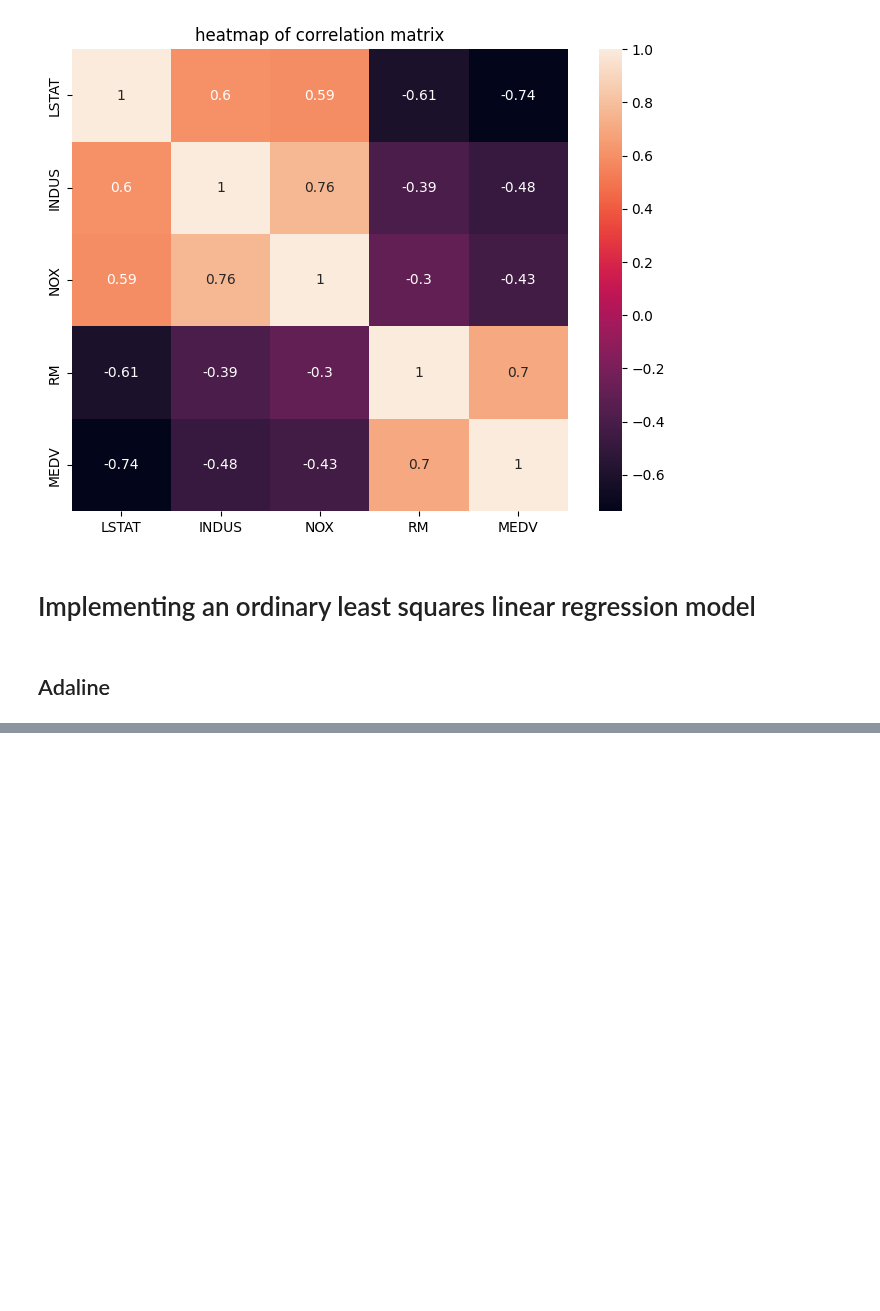
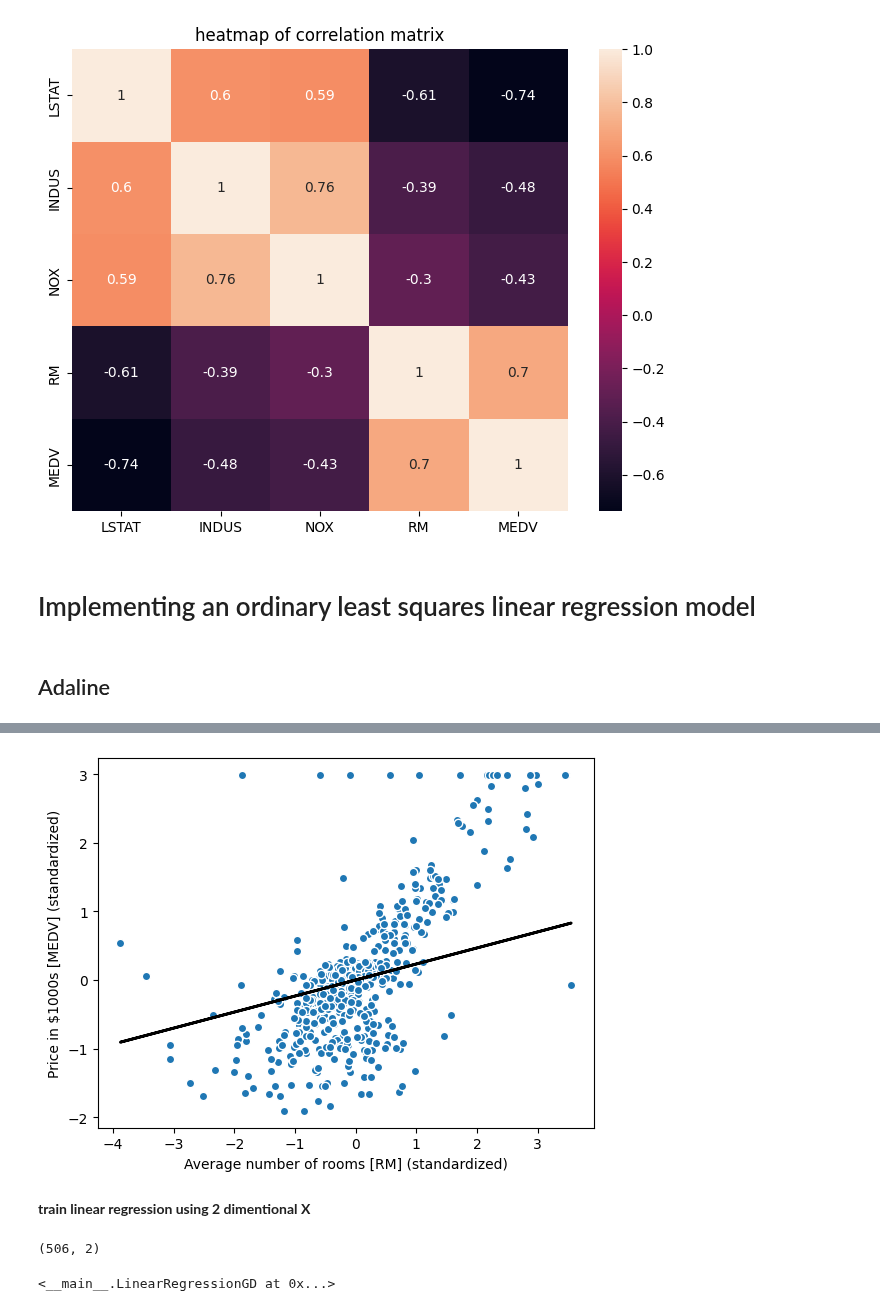
Before and after one commit to nargesghan/cs_internship_journey, a Jupyter notebook: Regression analysis/regression_analysis.ipynb, the cells around one changed output, grey strips where cells are left out. Saved outputs shown, nothing was run; the diff lists cells and outputs as text; code cells hidden in the pictures; blank space fills up the shorter version.

```diff
--- a/Regression analysis/regression_analysis.ipynb
+++ b/Regression analysis/regression_analysis.ipynb
@@ -128,0 +160,30 @@ class LinearRegressionGD:
+# %%
+def lin_regplot(X, y, model):
+  plt.plot(X, model.predict(X), color='black', lw=2)
+  plt.scatter(X, y, edgecolor='white')
+  return None
+# %%
+lin_regplot(X_std, y_std, lr)
+plt.xlabel('Average number of rooms [RM] (standardized)')
+plt.ylabel('Price in $1000s [MEDV] (standardized)')
+plt.show()
+# %% [output]
+[figure, added]
+# %% [markdown]
+**train linear regression using 2 dimentional X**
+# %%
+df[['RM','LSTAT']].values.shape
+# %% [output]
+(506, 2)
+# %%
+X = df[['RM','LSTAT']].values
+y = df['MEDV'].values
+from sklearn.preprocessing import StandardScaler
+sc_x = StandardScaler()
+sc_y = StandardScaler()
+X_std = sc_x.fit_transform(X)
+y_std = sc_y.fit_transform(y[:, np.newaxis]).flatten()
+lr = LinearRegressionGD(n_iter=40)
+lr.fit(X_std, y_std)
+# %% [output]
+<__main__.LinearRegressionGD at 0x...>
```
Also changed, not shown: parts of 11 cells of this notebook.
